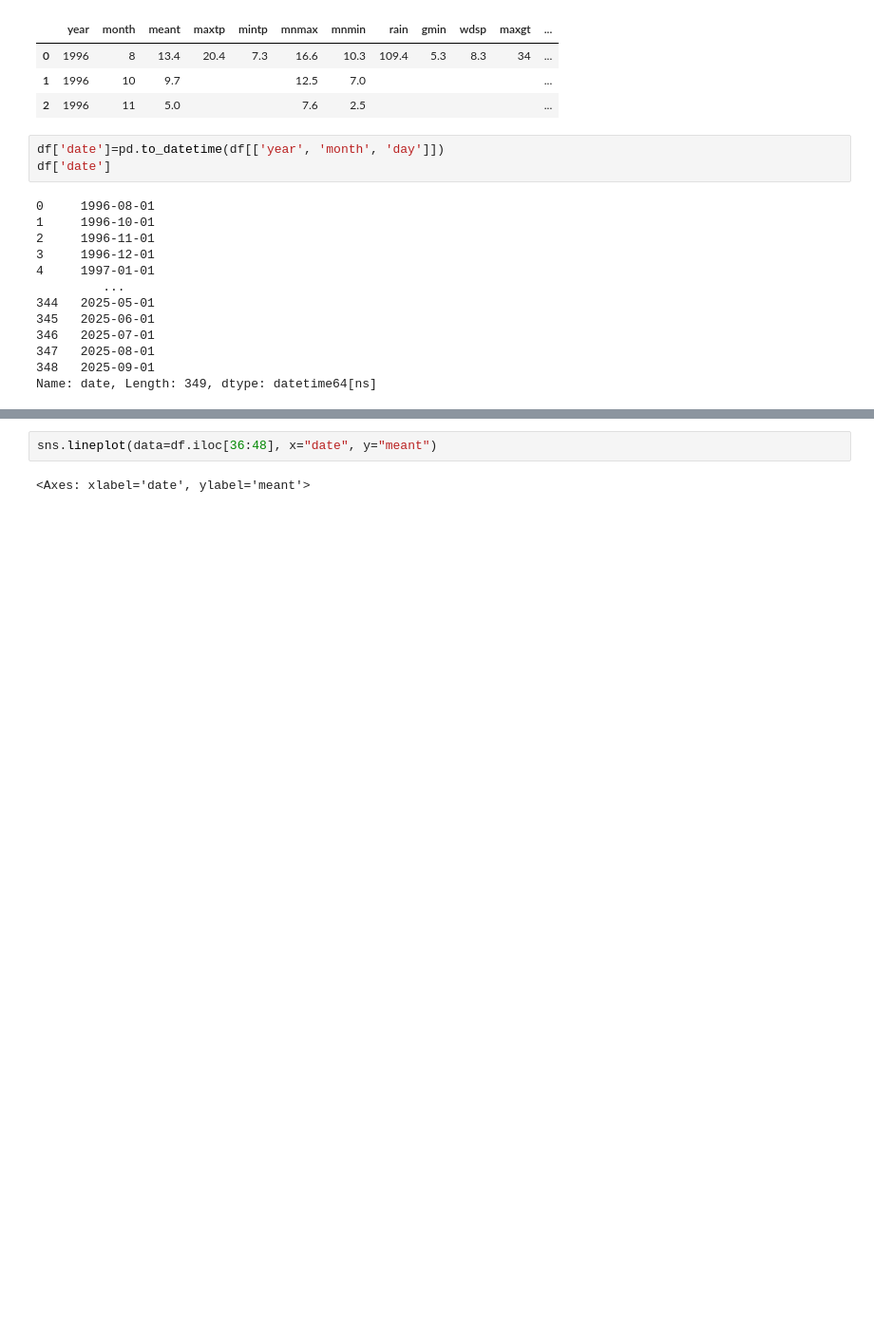
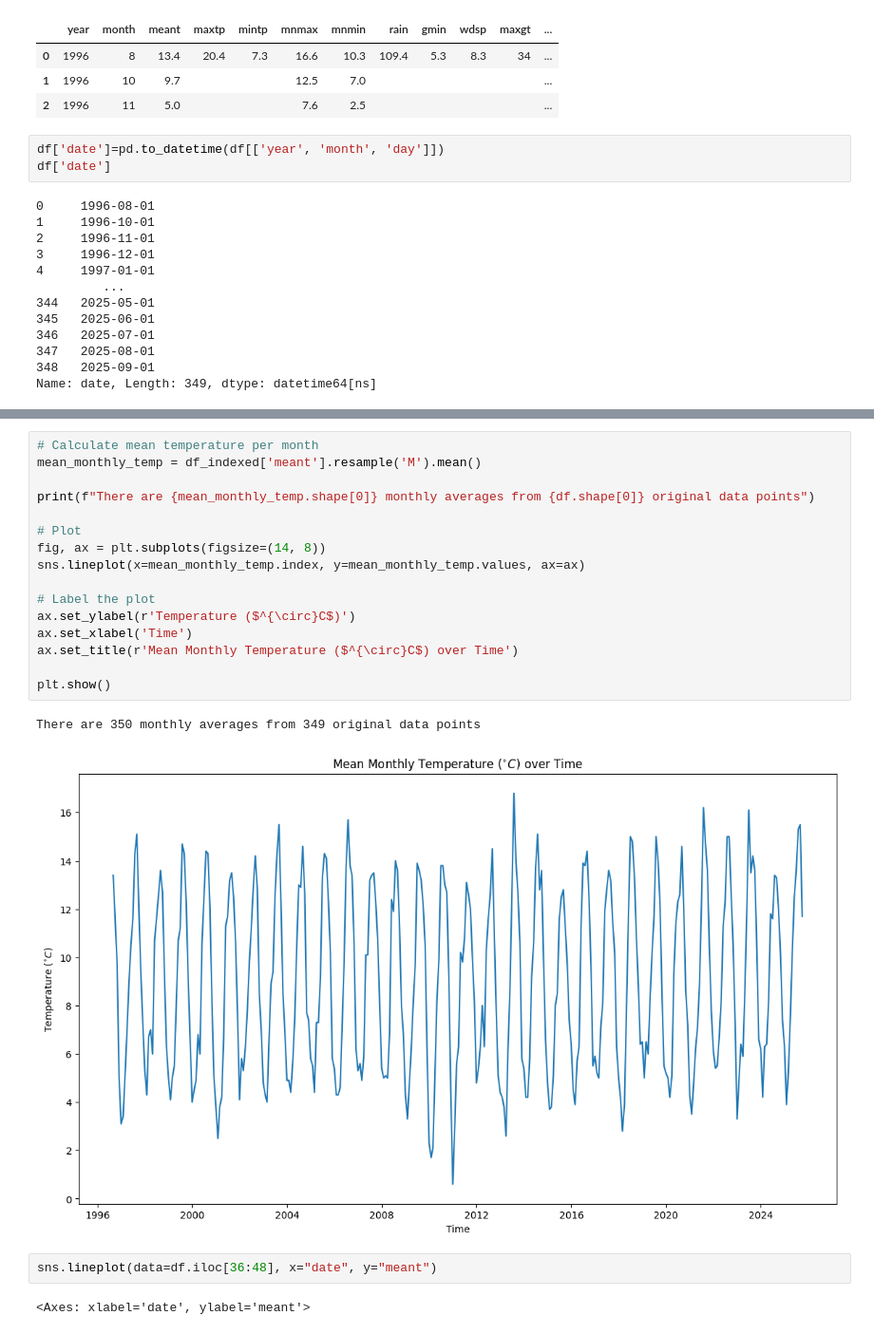
Before and after one commit to fin81985/PFDA-Assignments, a Jupyter notebook: assignment_6_Weather.ipynb, the cells around one changed output, grey strips where cells are left out. Shown: that part at 95% size. Saved outputs shown, nothing was run; the diff lists cells and outputs as text; blank space fills up the shorter version.

```diff
--- a/assignment_6_Weather.ipynb
+++ b/assignment_6_Weather.ipynb
@@ -77,3 +111,22 @@ sns.lineplot(data=df.loc[dateFrom:dateTo], x="date", y="meant")
+# %%
+# Calculate mean temperature per month
+mean_monthly_temp = df_indexed['meant'].resample('M').mean()
+
+print(f"There are {mean_monthly_temp.shape[0]} monthly averages from {df.shape[0]} original data points")
+
+# Plot
+fig, ax = plt.subplots(figsize=(14, 8))
+sns.lineplot(x=mean_monthly_temp.index, y=mean_monthly_temp.values, ax=ax)
+
+# Label the plot
+ax.set_ylabel(r'Temperature ($^{\circ}C$)')
+ax.set_xlabel('Time')
+ax.set_title(r'Mean Monthly Temperature ($^{\circ}C$) over Time')
+
+plt.show()
+# %% [output]
+There are 350 monthly averages from 349 original data points
+[figure, added]
 # %%
 sns.lineplot(data=df.iloc[36:48], x="date", y="meant")
 # %% [output]
```
Also changed, not shown: parts of 6 cells of this notebook.
